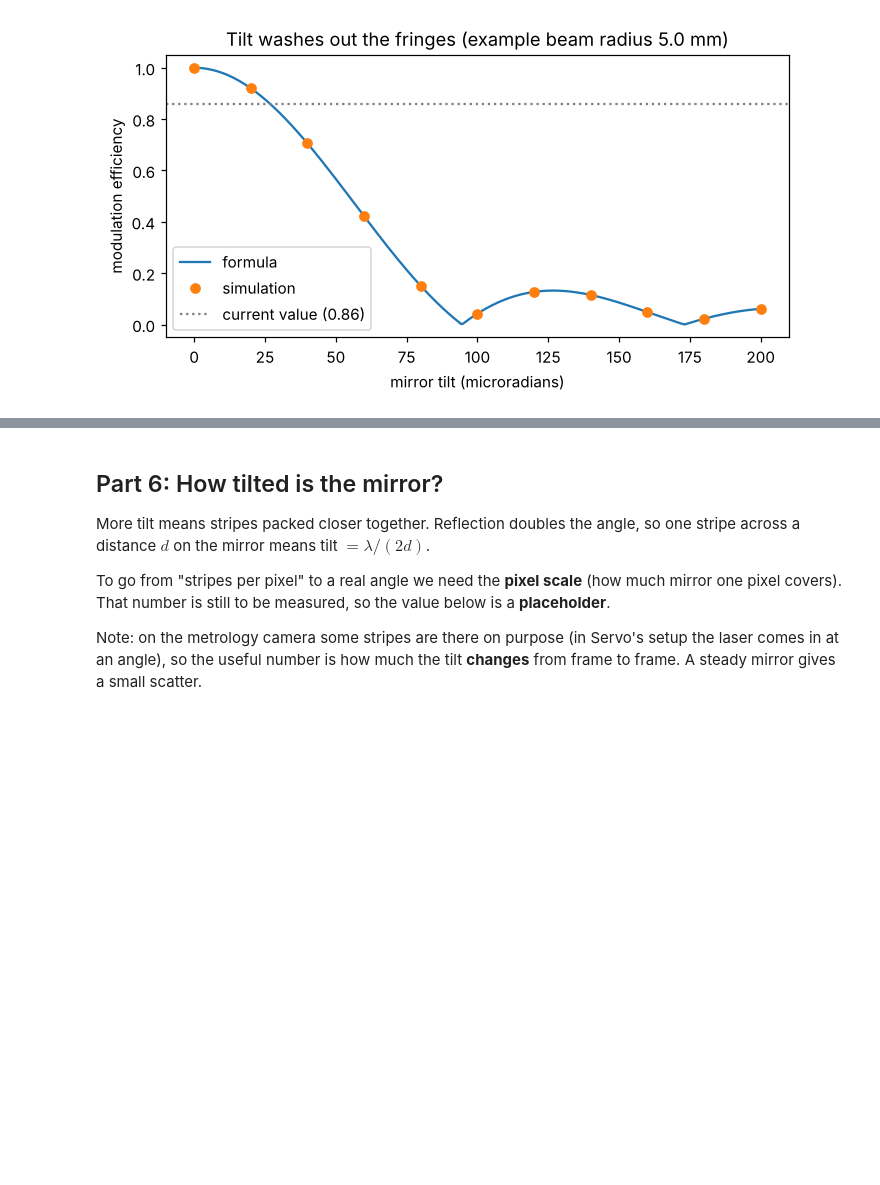
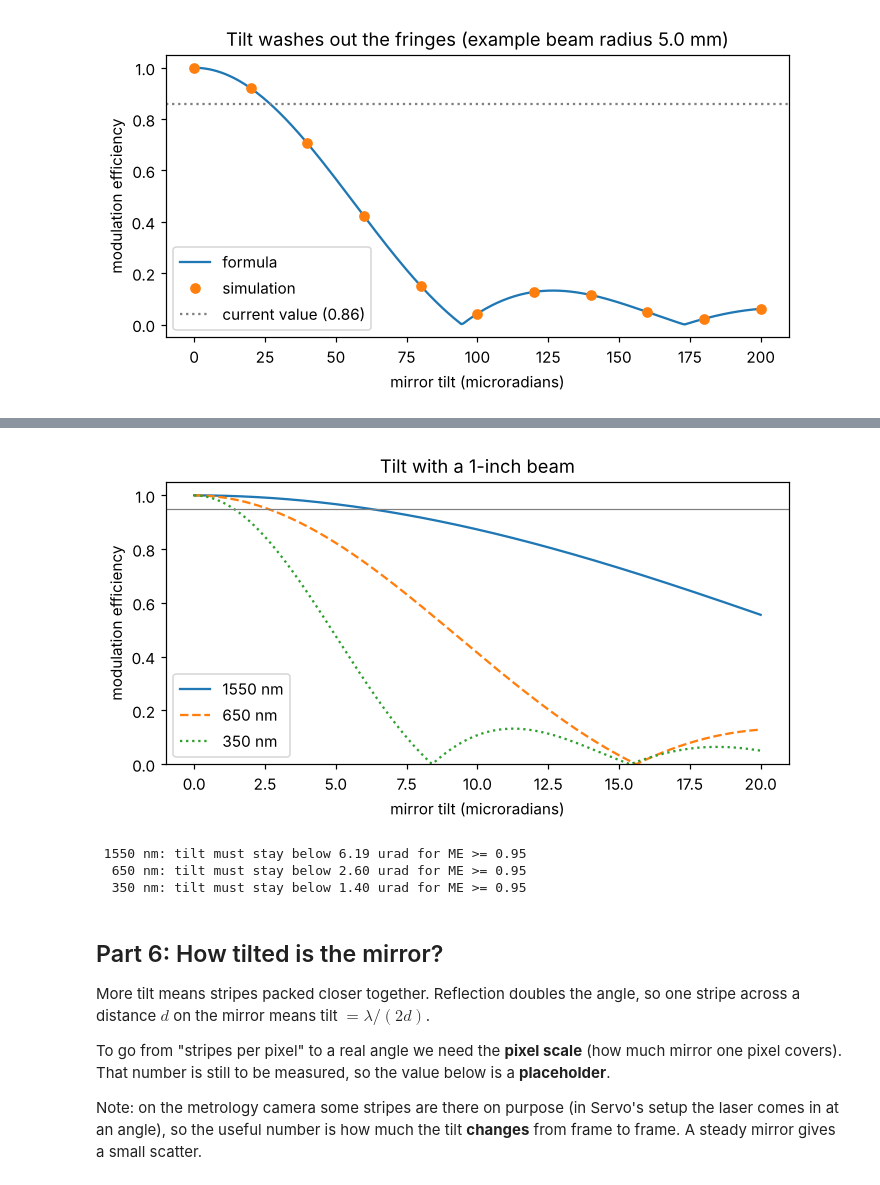
Before and after one commit to irmakmaviaytekin/430, a Jupyter notebook: mirror_alignment_progress.ipynb, the cells around one changed output, grey strips where cells are left out. Cells and saved outputs as stored; diff of their text form; code cells hidden in the pictures; blank space fills up the shorter version.

```diff
--- a/mirror_alignment_progress.ipynb
+++ b/mirror_alignment_progress.ipynb
@@ -301,3 +443,29 @@ relatively larger - 1 inch
+# %%
+from scipy.optimize import brentq
+
+BEAM_RADIUS_MM = 12.7       # 1 inch DIAMETER (meeting) -> 12.7 mm radius. To confirm.
+
+def max_tilt_urad(me_target, radius_mm, wavelength_nm):
+    '''Largest mirror tilt that still gives me_target (solve formula = target).'''
+    f = lambda a: float(predicted_mod_eff_tilt(a, radius_mm, wavelength_nm)) - me_target
+    return brentq(f, 1e-6, 50)          # search between ~0 and 50 microradians
+
+tilts = np.linspace(0, 20, 400)
+fig, ax = plt.subplots(figsize=(6.5, 3.6))
+for wl, style in zip(WAVELENGTHS_NM, ["-", "--", ":"]):
+    ax.plot(tilts, predicted_mod_eff_tilt(tilts, BEAM_RADIUS_MM, wl), style, label=f"{wl} nm")
+ax.axhline(ME_TARGET, color="gray", lw=0.8)
+ax.set_xlabel("mirror tilt (microradians)"); ax.set_ylabel("modulation efficiency")
+ax.set_title("Tilt with a 1-inch beam"); ax.legend(); ax.set_ylim(0, 1.05)
+plt.tight_layout(); plt.show()
+
+for wl in WAVELENGTHS_NM:
+    print(f"{wl:5d} nm: tilt must stay below {max_tilt_urad(ME_TARGET, BEAM_RADIUS_MM, wl):.2f} urad for ME >= {ME_TARGET}")
+# %% [output]
+[figure, added]
+ 1550 nm: tilt must stay below 6.19 urad for ME >= 0.95
+  650 nm: tilt must stay below 2.60 urad for ME >= 0.95
+  350 nm: tilt must stay below 1.40 urad for ME >= 0.95
 # %% [markdown]
 ## Part 6: How tilted is the mirror?
 
```
Also changed, not shown: parts of 36 cells of this notebook.
